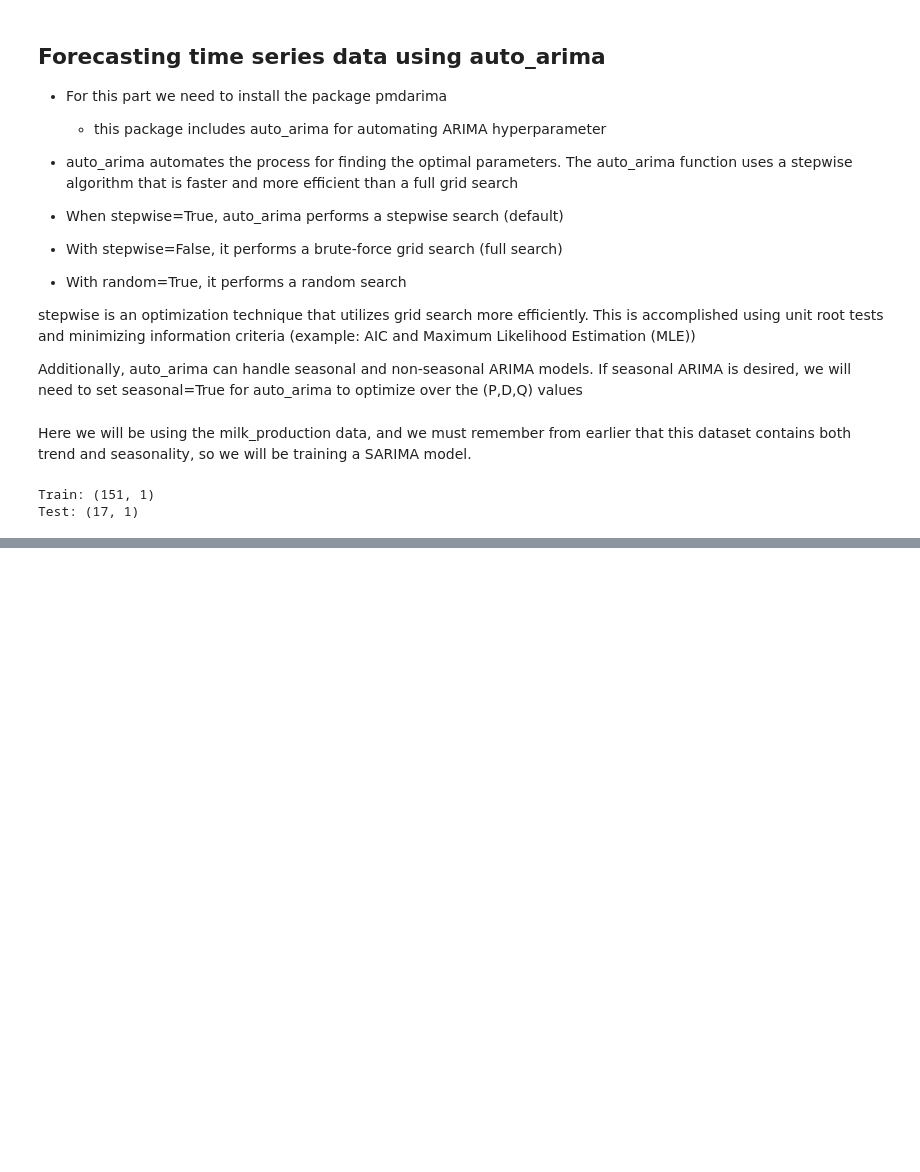
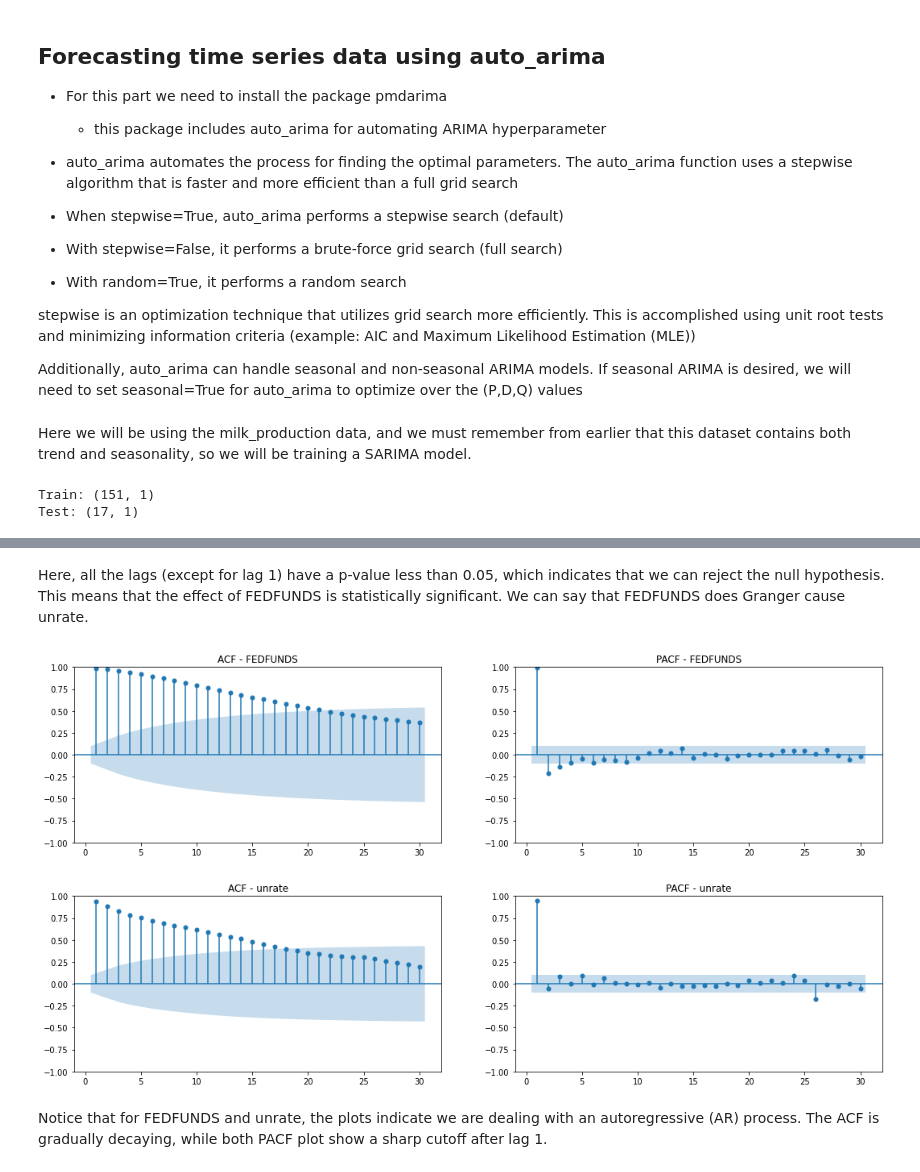
Before and after one commit to LaurbergMJ/TimeSeriesAnalysisWithPythonCookbook, a Jupyter notebook: Ch11.ipynb, the cells around one changed output, grey strips where cells are left out. Cells and saved outputs as stored; diff of their text form; code cells hidden in the pictures; blank space fills up the shorter version.

```diff
--- a/Ch11.ipynb
+++ b/Ch11.ipynb
@@ -50,0 +343,17 @@ Test: (17, 1)
+# %% [markdown]
+Here, all the lags (except for lag 1) have a p-value less than 0.05, which indicates that we can reject the null hypothesis. This means that the effect of FEDFUNDS is statistically significant. We can say that FEDFUNDS does Granger cause unrate.
+# %%
+# Plot both ACF and PACF to gain an intuition over each variable and which process they belong to
+# for example, an AR or MA process
+
+for col in economic_df.columns:
+    fig, ax = plt.subplots(1,2, figsize=(18,4))
+    plot_acf(economic_df[col], zero=False, lags=30, ax=ax[0], title=f'ACF - {col}')
+    plot_pacf(economic_df[col], zero=False, lags=30, ax=ax[1], title=f'PACF - {col}')
+
+plt.show()
+# %% [output]
+[figure, added]
+[figure, added]
+# %% [markdown]
+Notice that for FEDFUNDS and unrate, the plots indicate we are dealing with an autoregressive (AR) process. The ACF is gradually decaying, while both PACF plot show a sharp cutoff after lag 1.
```
Also changed, not shown: parts of 59 cells of this notebook, 1 other file.
